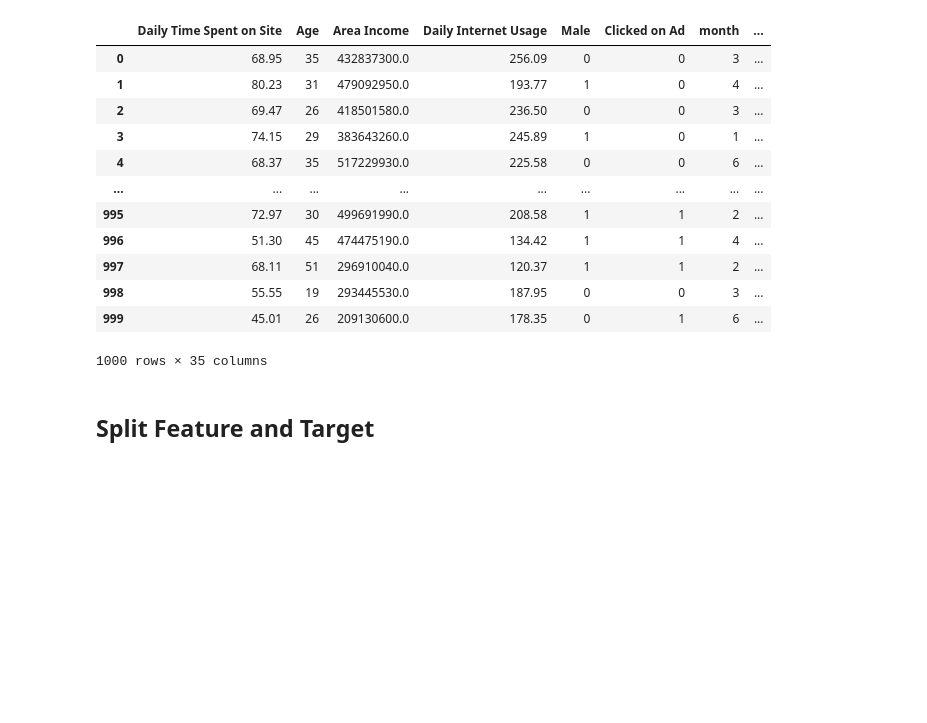
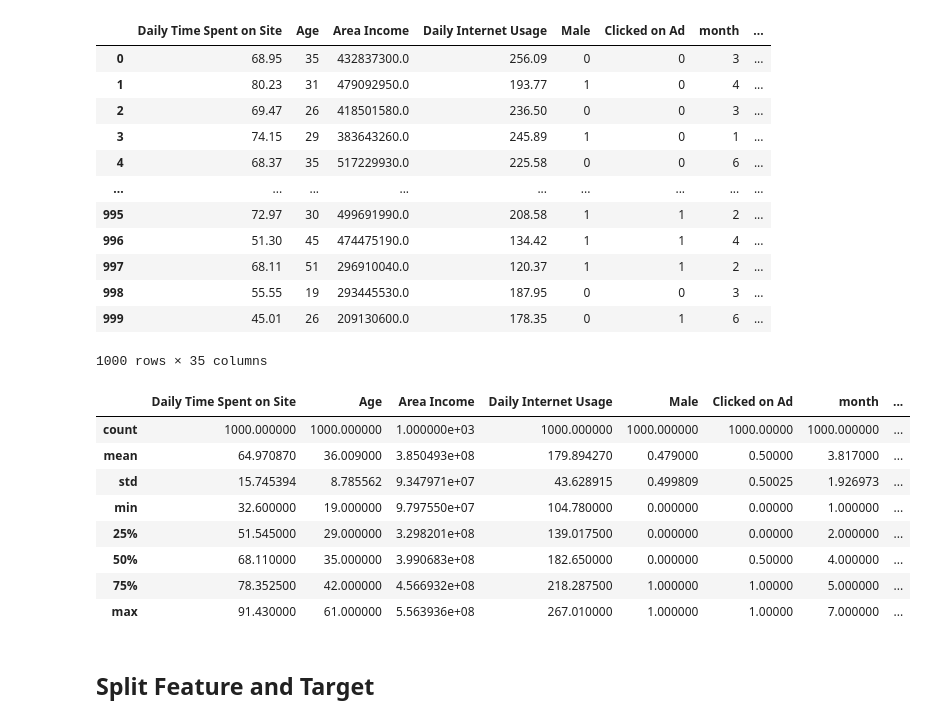
Before and after one commit to audryannoor/Predict-Clicked-Ads-Customer-Classification-by-using-Machine-Learning, a Jupyter notebook: Rafif Noor Audryan_Predict Clicked Ads Customer Classification by using Machine Learning.ipynb, the cells around one changed output. Cells and saved outputs as stored; diff of their text form; code cells hidden in the pictures; blank space fills up the shorter version.

```diff
--- a/Rafif Noor Audryan_Predict Clicked Ads Customer Classification by using Machine Learning.ipynb
+++ b/Rafif Noor Audryan_Predict Clicked Ads Customer Classification by using Machine Learning.ipynb
@@ -444,6 +445,18 @@ df_encode
 1000 rows × 35 columns
 # %%
 df_encoded = df_encode.copy()
+# %%
+df_encoded.describe()
+# %% [output]
+|  | Daily Time Spent on Site | Age | Area Income | Daily Internet Usage | Male | Clicked on Ad | month | ... |
+| count | 1000.000000 | 1000.000000 | 1.000000e+03 | 1000.000000 | 1000.000000 | 1000.00000 | 1000.000000 | ... |
+| mean | 64.970870 | 36.009000 | 3.850493e+08 | 179.894270 | 0.479000 | 0.50000 | 3.817000 | ... |
+| std | 15.745394 | 8.785562 | 9.347971e+07 | 43.628915 | 0.499809 | 0.50025 | 1.926973 | ... |
+| min | 32.600000 | 19.000000 | 9.797550e+07 | 104.780000 | 0.000000 | 0.00000 | 1.000000 | ... |
+| 25% | 51.545000 | 29.000000 | 3.298201e+08 | 139.017500 | 0.000000 | 0.00000 | 2.000000 | ... |
+| 50% | 68.110000 | 35.000000 | 3.990683e+08 | 182.650000 | 0.000000 | 0.50000 | 4.000000 | ... |
+| 75% | 78.352500 | 42.000000 | 4.566932e+08 | 218.287500 | 1.000000 | 1.00000 | 5.000000 | ... |
+| max | 91.430000 | 61.000000 | 5.563936e+08 | 267.010000 | 1.000000 | 1.00000 | 7.000000 | ... |
 # %% [markdown]
 ## Split Feature and Target
 # %%
```
Also changed, not shown: parts of 104 cells of this notebook.
